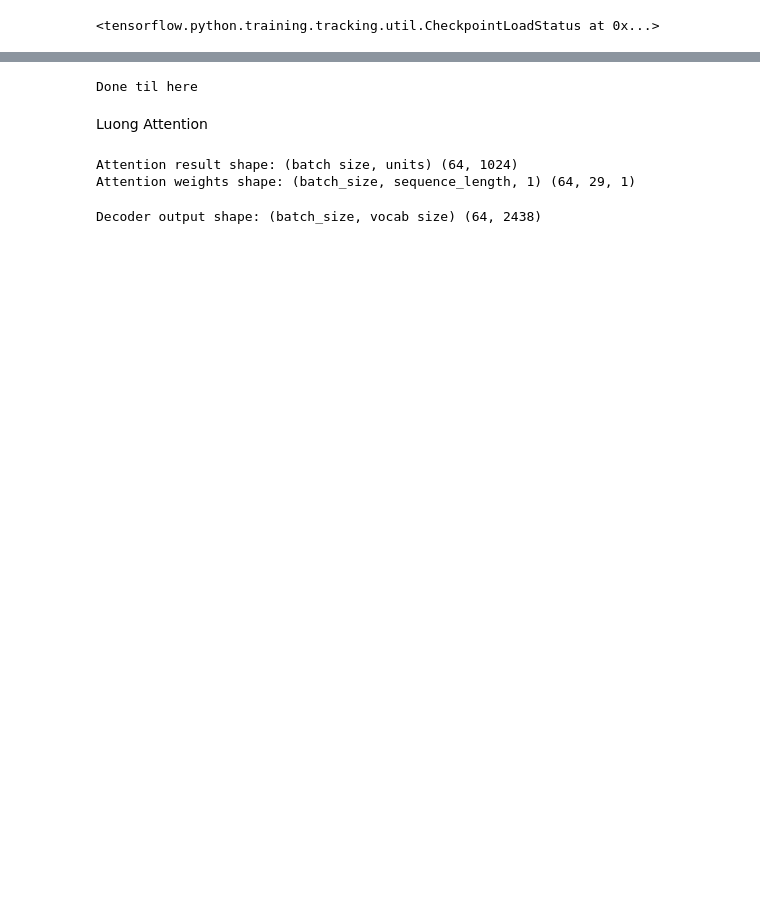
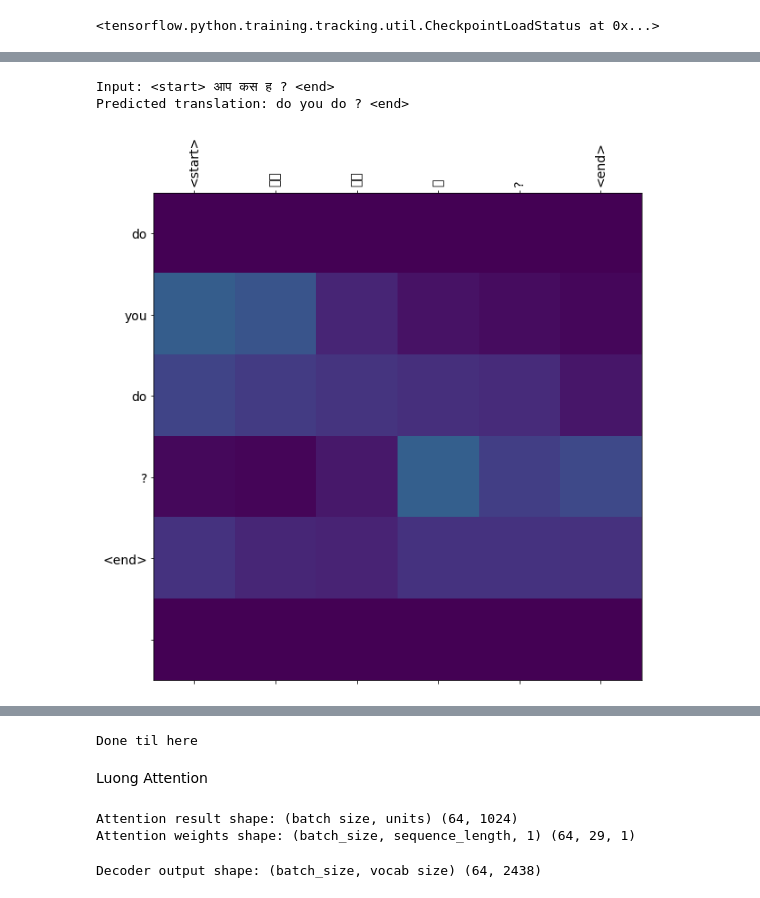
Before and after one commit to BlackCurrantDS/DeepLearning, a Jupyter notebook: IDL_Assignment7.ipynb, the cells around one changed output, grey strips where cells are left out. Saved outputs shown, nothing was run; the diff lists cells and outputs as text; code cells hidden in the pictures; blank space fills up the shorter version.

```diff
--- a/IDL_Assignment7.ipynb
+++ b/IDL_Assignment7.ipynb
@@ -443,3 +457,9 @@ Predicted translation: jump . <end>
+# %%
+translate(u'आप कैसे हैं?')
+# %% [output]
+Input: <start> आप कस ह ? <end>
+Predicted translation: do you do ? <end>
+[figure, added]
 # %%
 translate(u'कृपया जाईये।')
 # %% [output]
```
Also changed, not shown: parts of 22 cells of this notebook.
